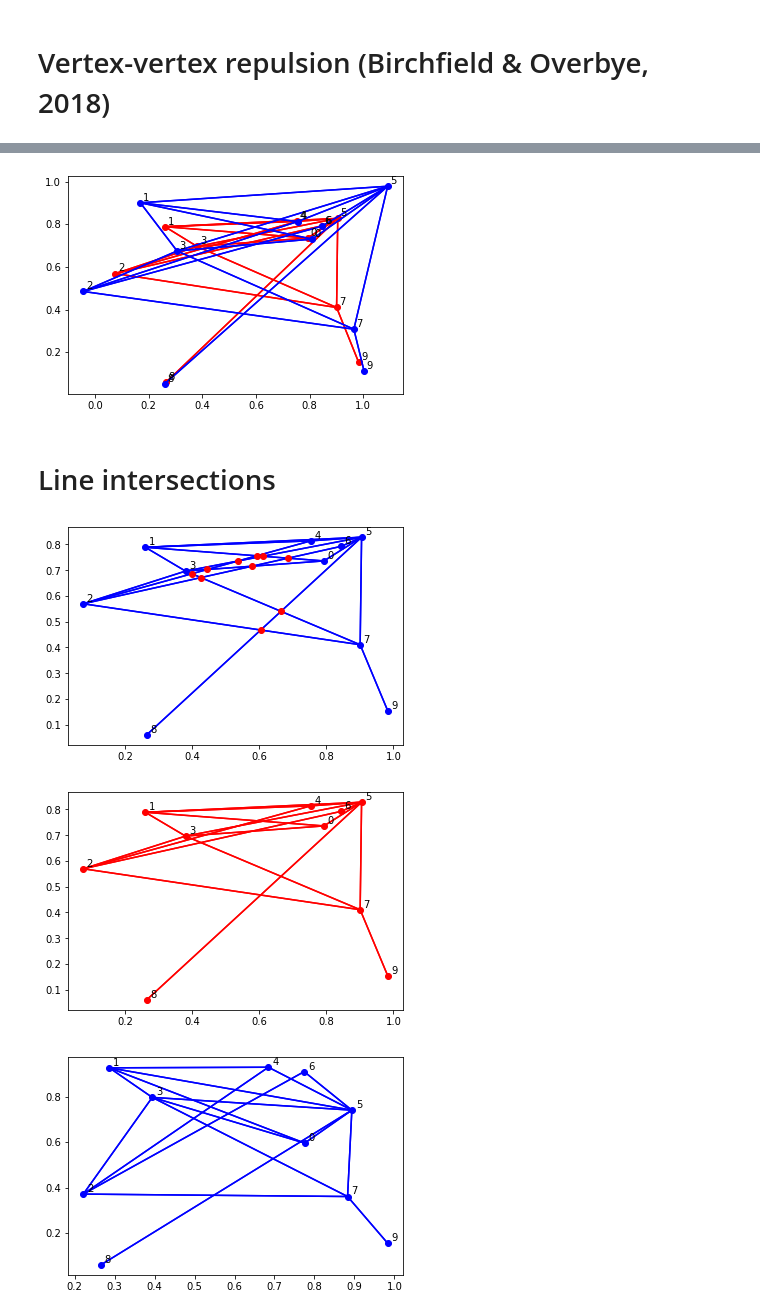
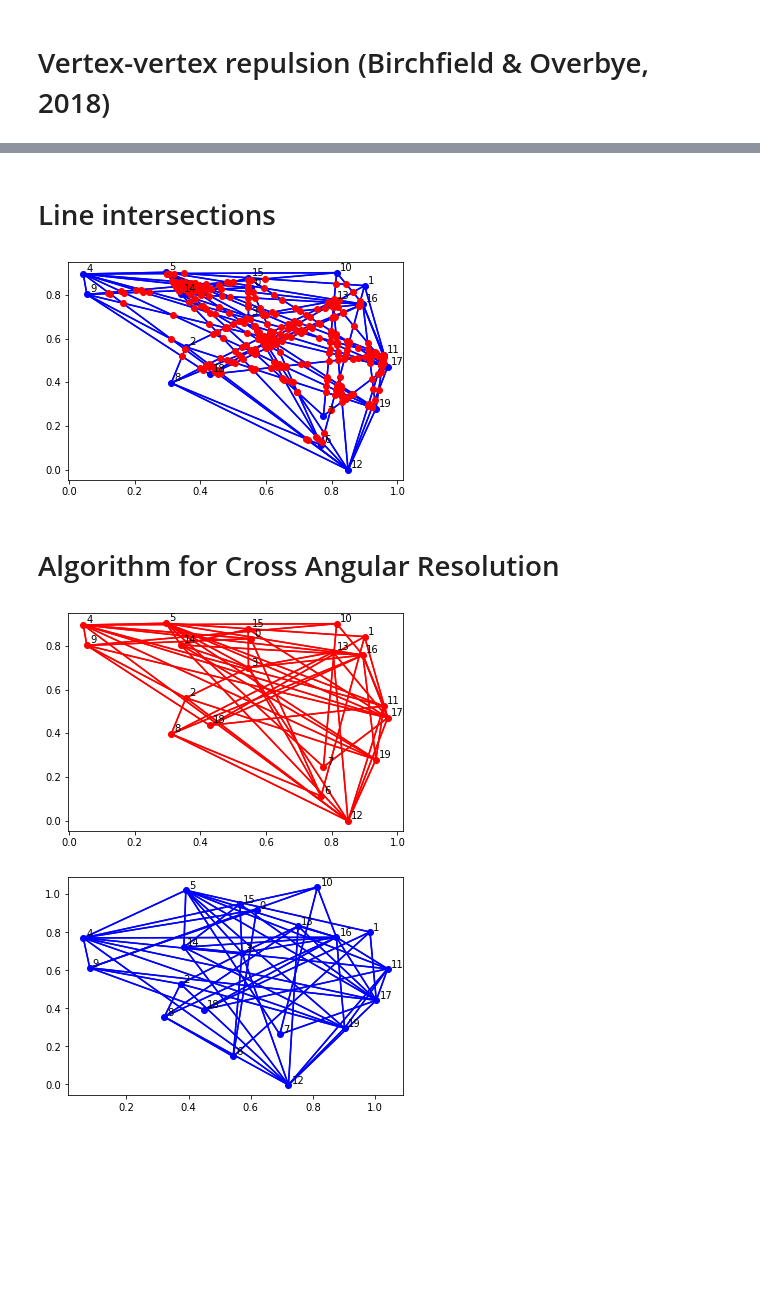
Before and after one commit to chclam/PrettyGD, a Jupyter notebook: graph_drawing_playground.ipynb, the cells around one changed output, grey strips where cells are left out. Drawn from its saved outputs; the diff is of its cells as text; code cells hidden in the pictures; blank space fills up the shorter version.

```diff
--- a/graph_drawing_playground.ipynb
+++ b/graph_drawing_playground.ipynb
@@ -2,6 +2,6 @@
 import numpy as np
 import algos.graphdrawing as gd
 
-V, adj_V = gd.gen_graph()
+V, adj_V = gd.gen_graph(num_verts=20, max_nbrs=10)
 gd.draw(V, adj_V)
 # %% [output]
@@ -109,15 +64,3 @@ Use the edge incident repulsion part of the algorithm from Lin & Yen and combine
-# %%
-import algos.frankenstein as fs
-import algos
-from importlib import reload
-
-reload(fs)
-reload(algos)
-gd.draw(V, adj_V, color='r')
-W = fs.frankenstein(V, adj_V, N=5, C0=1, C6=0.005)
-gd.draw(W, adj_V)
-# %% [output]
-[figure, removed]
 # %% [markdown]
 # Line intersections
 # %%
@@ -132,14 +75,16 @@ plt.show()
 
 # Used later for cross resolution maximization
 # %% [output]
-[figure, old version]
+[figure, new version]
+# %% [markdown]
+# Algorithm for Cross Angular Resolution
 # %%
 reload(ly)
-W = ly.cross_repulsion(V, adj_V, N=10, C0=1.2, C1=0.005, C2=0.005)
+W = ly.cross_repulsion(V, adj_V, N=15, C0=1, C1=0.001, C2=0.001)
 gd.draw(V, adj_V, 'r')
 plt.show()
 gd.draw(W, adj_V)
 plt.show()
 # %% [output]
-[figure, old version]
+[figure, new version]
-[figure, old version]
+[figure, new version]
```
Also changed, not shown: parts of 10 cells of this notebook, 5 other files.
